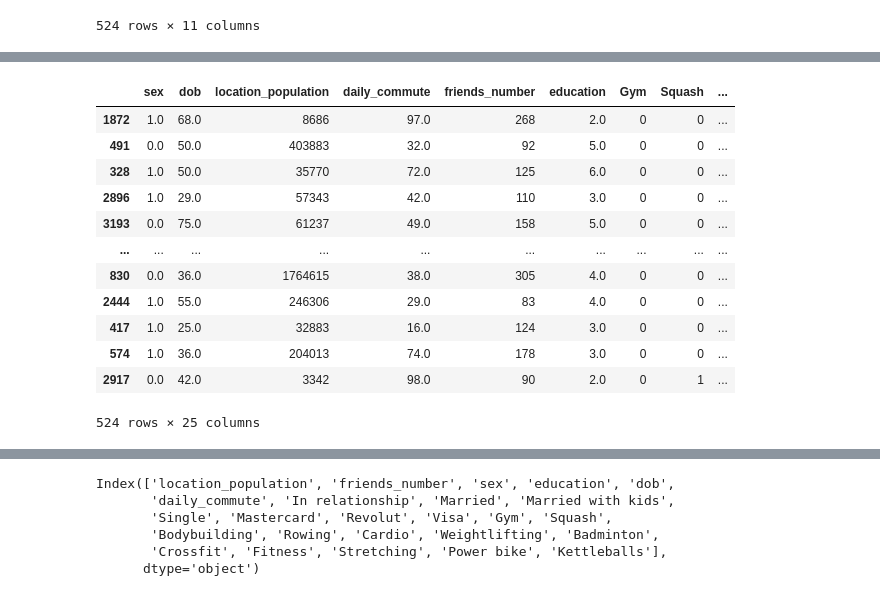
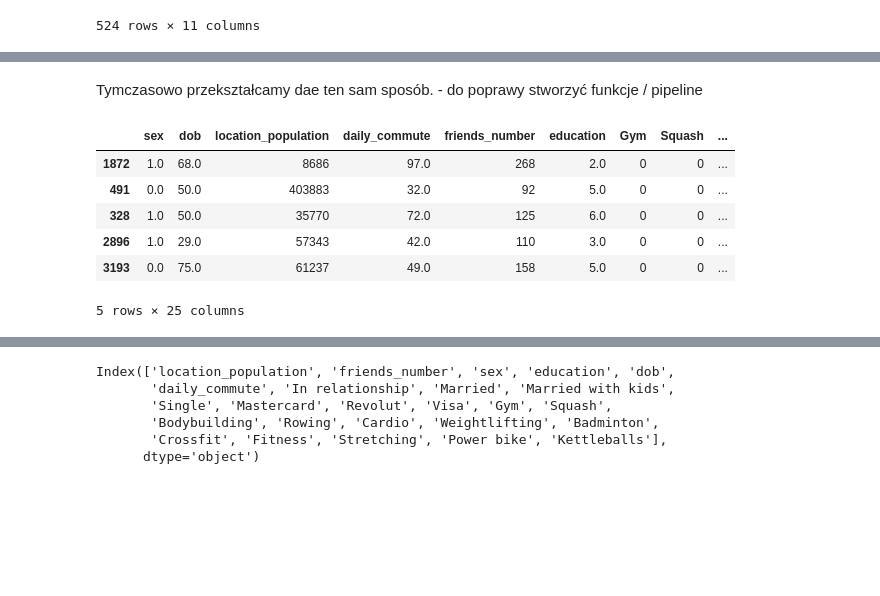
Before and after one commit to Bartoszcz28/Gym_Subscription, a Jupyter notebook: GymSubscription.ipynb, the cells around one changed output, grey strips where cells are left out. Cells and saved outputs as stored; diff of their text form; code cells hidden in the pictures; blank space fills up the shorter version.

```diff
--- a/GymSubscription.ipynb
+++ b/GymSubscription.ipynb
@@ -1181,3 +1047,5 @@ part_hobbies
+# %% [markdown]
+Tymczasowo przekształcamy dae  ten sam sposób. - do poprawy stworzyć funkcje / pipeline
 # %%
 hot_credit_card_type = prep_test_x['credit_card_type'].str.get_dummies() # Application of one hot encoding
 hot_credit_card_type = hot_credit_card_type.drop(hot_credit_card_type.columns[0], axis=1) # reduction in the number of columns
@@ -1191,18 +1059,12 @@ prep_test_x = pd.concat([prep_test_x, hot_credit_card_type], axis=1)
 
 prep_test_x = prep_test_x.drop(columns=['location', 'occupation', 'credit_card_type', 'hobbies', 'relationship_status'])
 # %%
-prep_test_x
+prep_test_x.head()
 # %% [output]
 |  | sex | dob | location_population | daily_commute | friends_number | education | Gym | Squash | ... |
 | 1872 | 1.0 | 68.0 | 8686 | 97.0 | 268 | 2.0 | 0 | 0 | ... |
 | 491 | 0.0 | 50.0 | 403883 | 32.0 | 92 | 5.0 | 0 | 0 | ... |
 | 328 | 1.0 | 50.0 | 35770 | 72.0 | 125 | 6.0 | 0 | 0 | ... |
 | 2896 | 1.0 | 29.0 | 57343 | 42.0 | 110 | 3.0 | 0 | 0 | ... |
 | 3193 | 0.0 | 75.0 | 61237 | 49.0 | 158 | 5.0 | 0 | 0 | ... |
-| ... | ... | ... | ... | ... | ... | ... | ... | ... | ... |
-| 830 | 0.0 | 36.0 | 1764615 | 38.0 | 305 | 4.0 | 0 | 0 | ... |
-| 2444 | 1.0 | 55.0 | 246306 | 29.0 | 83 | 4.0 | 0 | 0 | ... |
-| 417 | 1.0 | 25.0 | 32883 | 16.0 | 124 | 3.0 | 0 | 0 | ... |
-| 574 | 1.0 | 36.0 | 204013 | 74.0 | 178 | 3.0 | 0 | 0 | ... |
-| 2917 | 0.0 | 42.0 | 3342 | 98.0 | 90 | 2.0 | 0 | 1 | ... |
-524 rows × 25 columns
+5 rows × 25 columns
```
Also changed, not shown: parts of 64 cells of this notebook.
